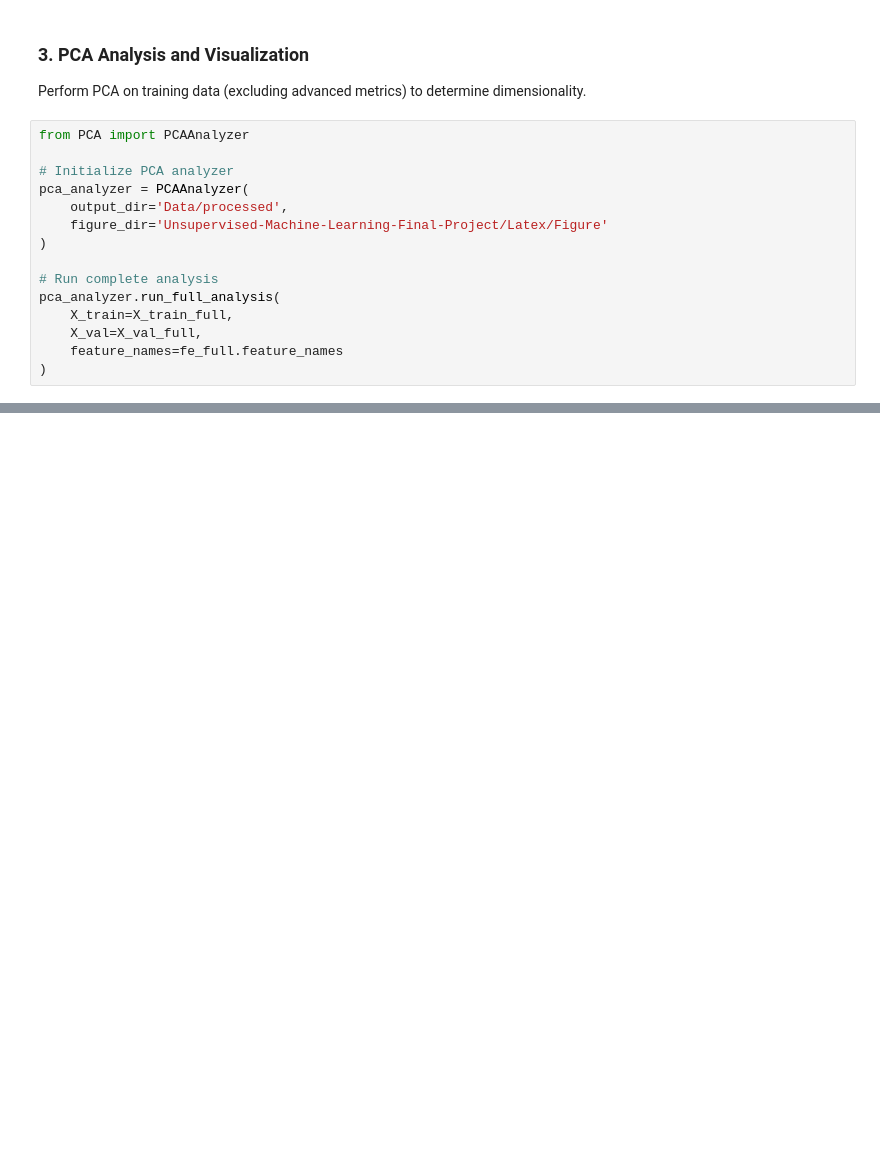
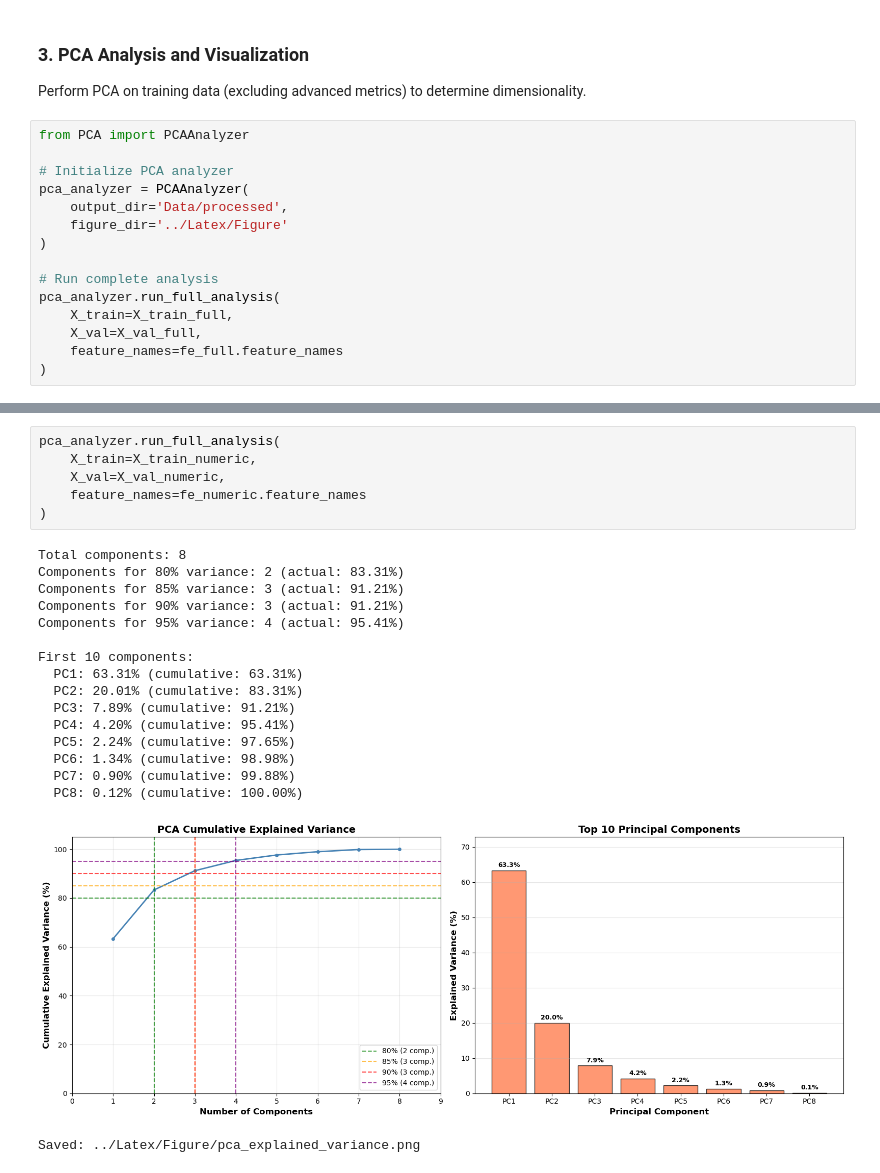
Before and after one commit to Schuyn/Unsupervised-Machine-Learning-Final-Project, a Jupyter notebook: Code/main.ipynb, the cells around one changed output, grey strips where cells are left out. Cells and saved outputs as stored; diff of their text form; blank space fills up the shorter version.

```diff
--- a/Code/main.ipynb
+++ b/Code/main.ipynb
@@ -186,7 +186,7 @@ from PCA import PCAAnalyzer
 # Initialize PCA analyzer
 pca_analyzer = PCAAnalyzer(
     output_dir='Data/processed',
-    figure_dir='Unsupervised-Machine-Learning-Final-Project/Latex/Figure'
+    figure_dir='../Latex/Figure'
 )
 
 # Run complete analysis
@@ -240,0 +236,24 @@ Top 10 features:
+# %%
+pca_analyzer.run_full_analysis(
+    X_train=X_train_numeric,
+    X_val=X_val_numeric,
+    feature_names=fe_numeric.feature_names
+)
+# %% [output]
+Total components: 8
+Components for 80% variance: 2 (actual: 83.31%)
+Components for 85% variance: 3 (actual: 91.21%)
+Components for 90% variance: 3 (actual: 91.21%)
+Components for 95% variance: 4 (actual: 95.41%)
+
+First 10 components:
+  PC1: 63.31% (cumulative: 63.31%)
+  PC2: 20.01% (cumulative: 83.31%)
+  PC3: 7.89% (cumulative: 91.21%)
+  PC4: 4.20% (cumulative: 95.41%)
+  PC5: 2.24% (cumulative: 97.65%)
+  PC6: 1.34% (cumulative: 98.98%)
+  PC7: 0.90% (cumulative: 99.88%)
+  PC8: 0.12% (cumulative: 100.00%)
+[figure, added]
+Saved: ../Latex/Figure/pca_explained_variance.png
```
Also changed, not shown: parts of 4 cells of this notebook, 5 other files.
